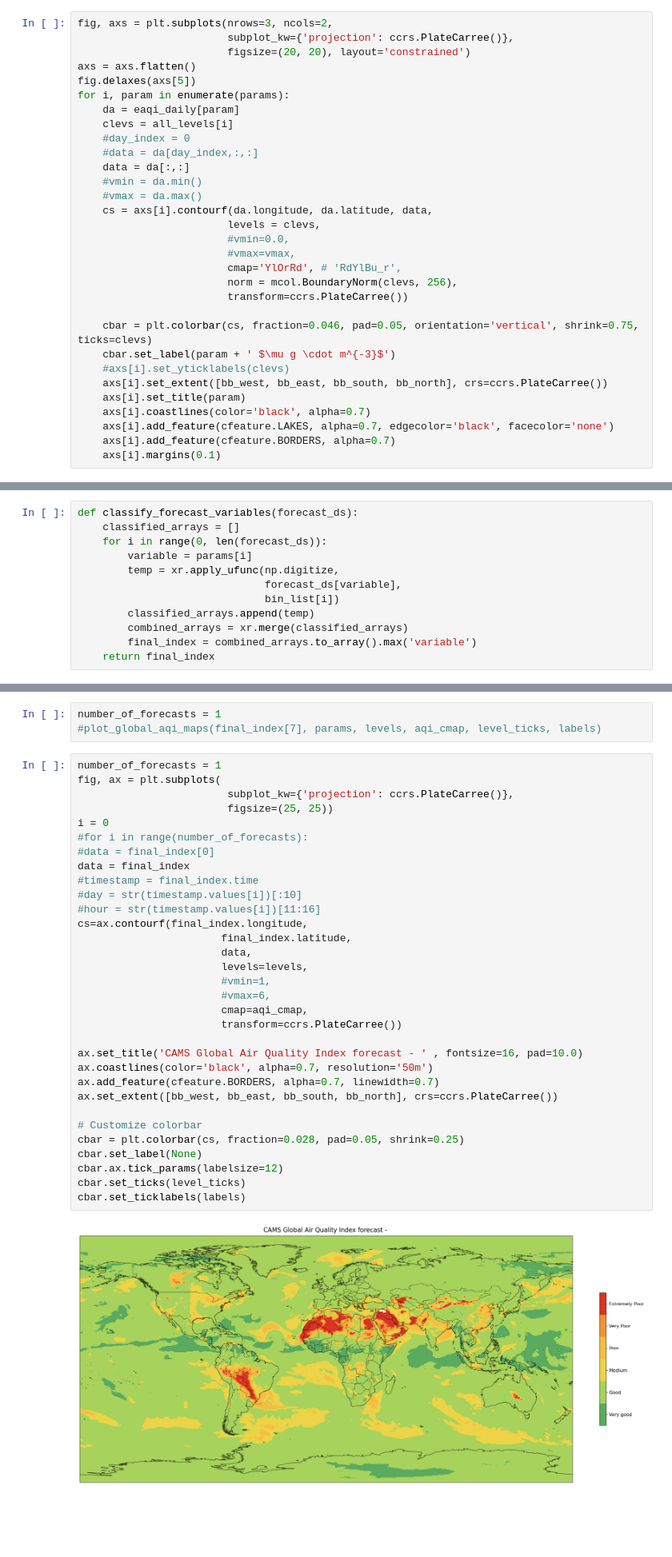
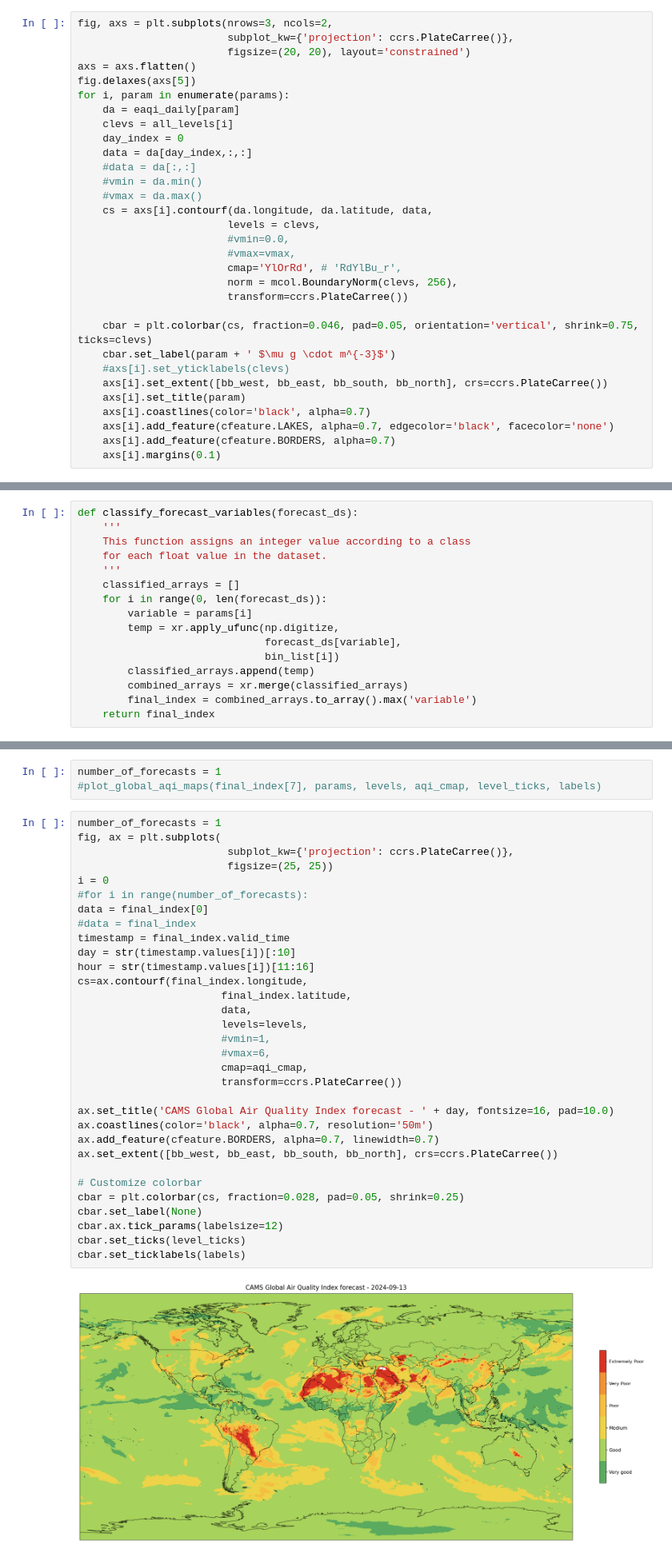
Before and after one commit to mea06em/cams-act6, a Jupyter notebook: 08-aqi/cams_glob_eaqi.ipynb, the cells around one changed output, grey strips where cells are left out. Shown at 80% size. Saved outputs shown, nothing was run; the diff lists cells and outputs as text; blank space fills up the shorter version.

Commit message:
96 hours lead time

```diff
--- a/08-aqi/cams_glob_eaqi.ipynb
+++ b/08-aqi/cams_glob_eaqi.ipynb
@@ -339,9 +343,9 @@ fig.delaxes(axs[5])
 for i, param in enumerate(params):
     da = eaqi_daily[param]
     clevs = all_levels[i]
-    #day_index = 0
-    #data = da[day_index,:,:]
-    data = da[:,:]
+    day_index = 0
+    data = da[day_index,:,:]
+    #data = da[:,:]
     #vmin = da.min()
     #vmax = da.max()
     cs = axs[i].contourf(da.longitude, da.latitude, data,
@@ -406,5 +447,9 @@ bin_list
 # %%
 def classify_forecast_variables(forecast_ds):
+    '''
+    This function assigns an integer value according to a class
+    for each float value in the dataset.
+    '''
     classified_arrays = []
     for i in range(0, len(forecast_ds)):
         variable = params[i]
@@ -452,37 +484,37 @@ number_of_forecasts = 1
 # %%
 number_of_forecasts = 1
 fig, ax = plt.subplots(
                         subplot_kw={'projection': ccrs.PlateCarree()},
                         figsize=(25, 25))
 i = 0
 #for i in range(number_of_forecasts):
-#data = final_index[0]
-data = final_index
-#timestamp = final_index.time
-#day = str(timestamp.values[i])[:10]
-#hour = str(timestamp.values[i])[11:16]
+data = final_index[0]
+#data = final_index
+timestamp = final_index.valid_time
+day = str(timestamp.values[i])[:10]
+hour = str(timestamp.values[i])[11:16]
 cs=ax.contourf(final_index.longitude,
                        final_index.latitude,
                        data,
                        levels=levels,
                        #vmin=1,
                        #vmax=6,
                        cmap=aqi_cmap,
                        transform=ccrs.PlateCarree())
 
-ax.set_title('CAMS Global Air Quality Index forecast - ' , fontsize=16, pad=10.0)
+ax.set_title('CAMS Global Air Quality Index forecast - ' + day, fontsize=16, pad=10.0)
 ax.coastlines(color='black', alpha=0.7, resolution='50m')
 ax.add_feature(cfeature.BORDERS, alpha=0.7, linewidth=0.7)
 ax.set_extent([bb_west, bb_east, bb_south, bb_north], crs=ccrs.PlateCarree())
 
 # Customize colorbar
 cbar = plt.colorbar(cs, fraction=0.028, pad=0.05, shrink=0.25)
 cbar.set_label(None)
 cbar.ax.tick_params(labelsize=12)
 cbar.set_ticks(level_ticks)
 cbar.set_ticklabels(labels)
 # %% [output]
-[figure, old version]
+[figure, new version]
 # %% [markdown]
 ## References
 * [Jacob - Introduction to Atmospheric Chemistry](https://acmg.seas.harvard.edu/education/introduction-atmospheric-chemistry)
```
Also changed, not shown: parts of 11 cells of this notebook.
